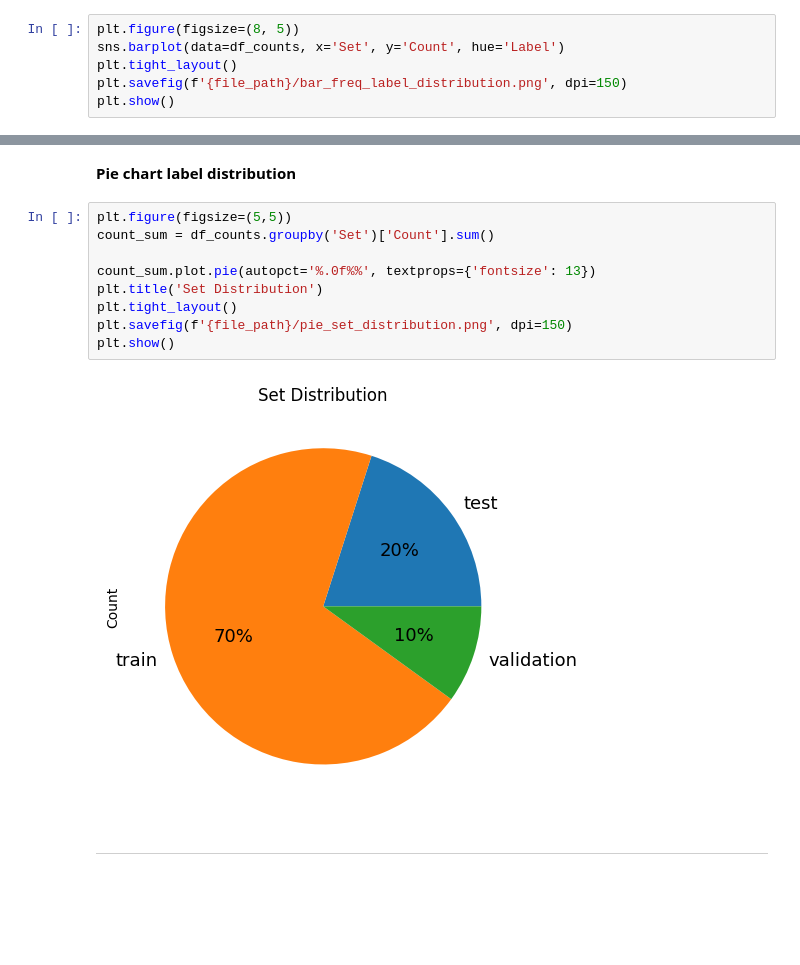
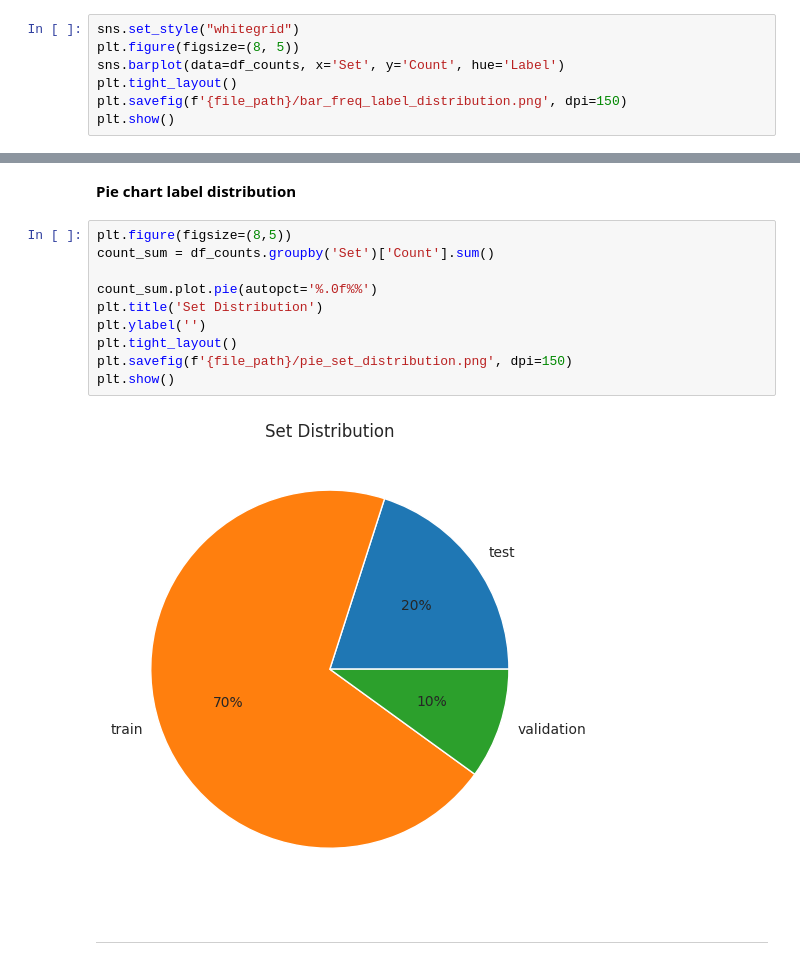
Before and after one commit to tumelo-maja/detect-mildew-in-cherry-leaves, a Jupyter notebook: jupyter_notebooks/03 - Modelling and Evaluation.ipynb, the cells around one changed output, grey strips where cells are left out. Saved outputs shown, nothing was run; the diff lists cells and outputs as text; blank space fills up the shorter version.

Commit message:
revise freq plots

```diff
--- a/jupyter_notebooks/03 - Modelling and Evaluation.ipynb
+++ b/jupyter_notebooks/03 - Modelling and Evaluation.ipynb
@@ -121,6 +120,7 @@ print(df_counts)
 # %% [markdown]
 **Bar char - data frequencies**
 # %%
+sns.set_style("whitegrid")
 plt.figure(figsize=(8, 5))
 sns.barplot(data=df_counts, x='Set', y='Count', hue='Label')
 plt.tight_layout()
@@ -131,16 +131,17 @@ plt.show()
 # %% [markdown]
 **Pie chart label distribution**
 # %%
-plt.figure(figsize=(5,5))
+plt.figure(figsize=(8,5))
 count_sum = df_counts.groupby('Set')['Count'].sum()
 
-count_sum.plot.pie(autopct='%.0f%%', textprops={'fontsize': 13})
+count_sum.plot.pie(autopct='%.0f%%')
 plt.title('Set Distribution')
+plt.ylabel('')
 plt.tight_layout()
 plt.savefig(f'{file_path}/pie_set_distribution.png', dpi=150)
 plt.show()
 # %% [output]
-[figure, old version]
+[figure, new version]
 # %% [markdown]
 ---
 # %% [markdown]
```
Also changed, not shown: parts of 2 cells of this notebook, 2 other files.
